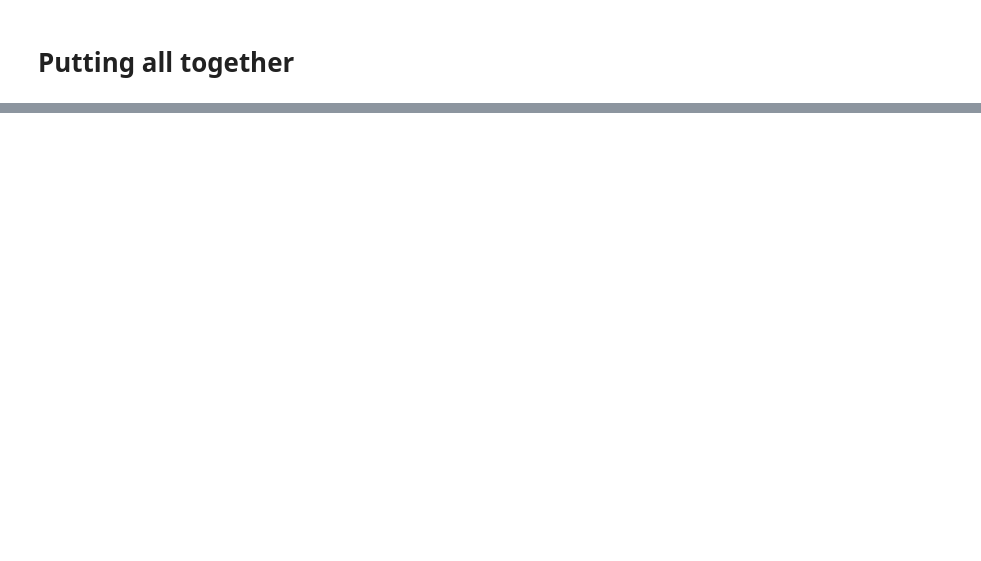
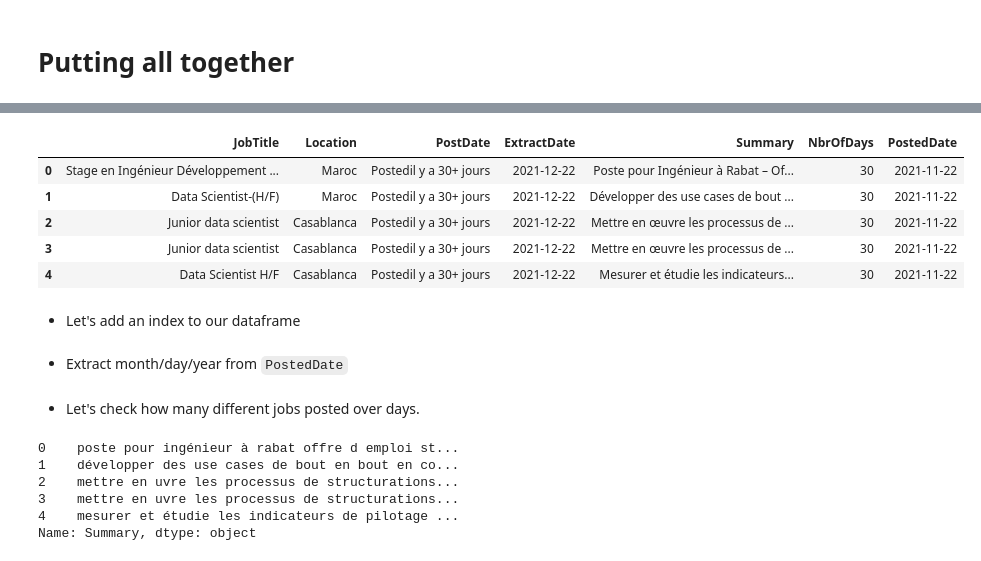
Before and after one commit to hibatallahk/WebScrapping, a Jupyter notebook: webTest2.ipynb, the cells around one changed output, grey strips where cells are left out. Drawn from its saved outputs; the diff is of its cells as text; code cells hidden in the pictures; blank space fills up the shorter version.

```diff
--- a/webTest2.ipynb
+++ b/webTest2.ipynb
@@ -226,0 +373,2 @@ df.head()
+# %%
+df['NbrOfDays'] = df.PostDate.str.extract('(\d+)')
@@ -226,0 +412,19 @@ df.head()
+# %%
+df.NbrOfDays = df.NbrOfDays.astype('int64')
+# %%
+df['ExtractDate'] = df['ExtractDate'].astype('datetime64')
+# %%
+from datetime import datetime, timedelta
+
+df['PostedDate'] = df['ExtractDate'] -  pd.to_timedelta(df['NbrOfDays'], unit='d')
+# %%
+df.head()
+# %% [output]
+|  | JobTitle | Location | PostDate | ExtractDate | Summary | NbrOfDays | PostedDate |
+| 0 | Stage en Ingénieur Développement ... | Maroc | Postedil y a 30+ jours | 2021-12-22 | Poste pour Ingénieur à Rabat – Of... | 30 | 2021-11-22 |
+| 1 | Data Scientist-(H/F) | Maroc | Postedil y a 30+ jours | 2021-12-22 | Développer des use cases de bout ... | 30 | 2021-11-22 |
+| 2 | Junior data scientist | Casablanca | Postedil y a 30+ jours | 2021-12-22 | Mettre en œuvre les processus de ... | 30 | 2021-11-22 |
+| 3 | Junior data scientist | Casablanca | Postedil y a 30+ jours | 2021-12-22 | Mettre en œuvre les processus de ... | 30 | 2021-11-22 |
+| 4 | Data Scientist H/F | Casablanca | Postedil y a 30+ jours | 2021-12-22 | Mesurer et étudie les indicateurs... | 30 | 2021-11-22 |
+# %% [markdown]
+- Let's add an index to our dataframe
@@ -226,0 +435,2 @@ df.head()
+# %% [markdown]
+- Extract month/day/year from `PostedDate`
@@ -226,0 +441,20 @@ df.head()
+# %% [markdown]
+- Let's check how many different jobs posted over days.
+# %%
+def clean_data(data):
+    '''
+    this function is used to clean
+    the data of non standard characters
+    '''
+    clean_data = re.sub(r"[^a-zA-Zéèàêâûù']", " ", data)
+    clean_data = " ".join(clean_data.split())
+    return clean_data.lower()
+df['Summary'] = df['Summary'].apply(clean_data)
+df['Summary'].head()
+# %% [output]
+0    poste pour ingénieur à rabat offre d emploi st...
+1    développer des use cases de bout en bout en co...
+2    mettre en uvre les processus de structurations...
+3    mettre en uvre les processus de structurations...
+4    mesurer et étudie les indicateurs de pilotage ...
+Name: Summary, dtype: object
```
Also changed, not shown: parts of 39 cells of this notebook.
